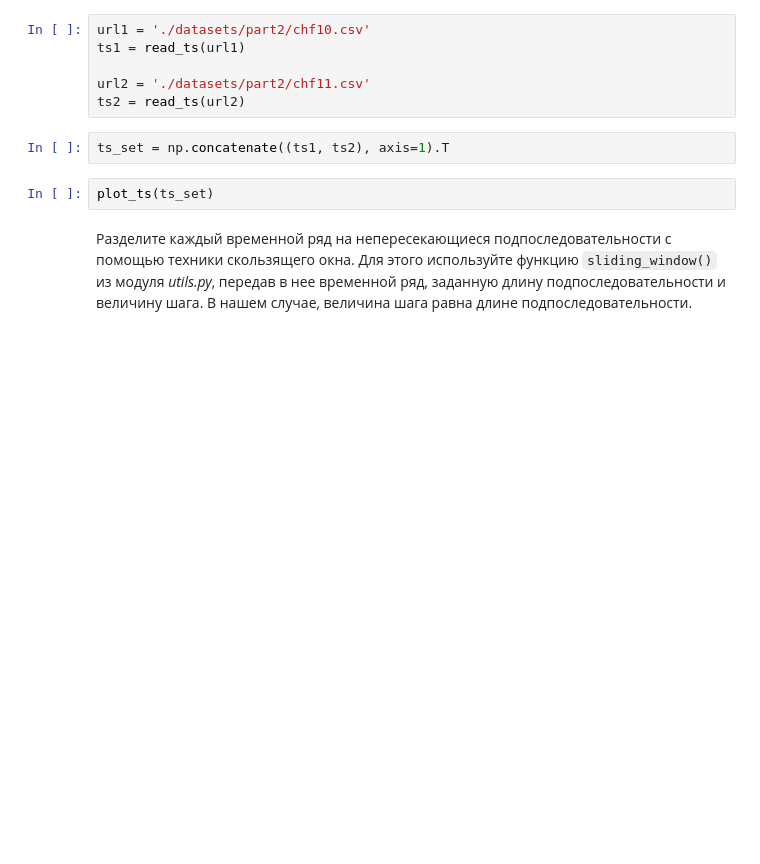
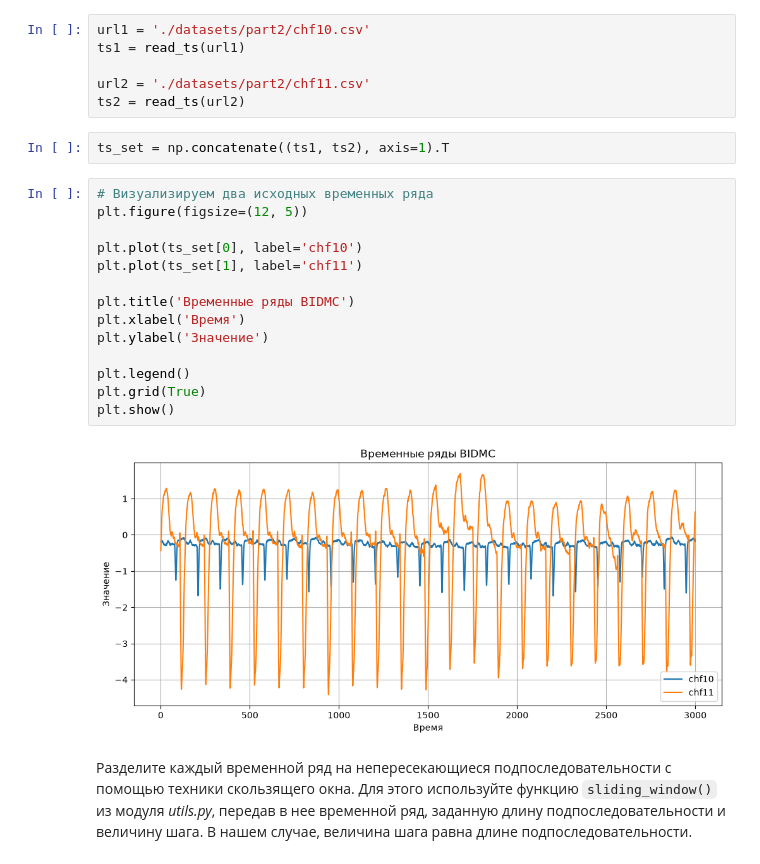
Before and after one commit to Mswork6/2026-Chashin-TimeSeriesCourse, a Jupyter notebook: practice/01 Basics/01 Basics.ipynb, the cells around one changed output. Drawn from its saved outputs; the diff is of its cells as text; blank space fills up the shorter version.

```diff
--- a/practice/01 Basics/01 Basics.ipynb
+++ b/practice/01 Basics/01 Basics.ipynb
@@ -366,8 +388,22 @@ url2 = './datasets/part2/chf11.csv'
 ts2 = read_ts(url2)
 # %%
 ts_set = np.concatenate((ts1, ts2), axis=1).T
-# %%
-plot_ts(ts_set)
+# %%
+# Визуализируем два исходных временных ряда
+plt.figure(figsize=(12, 5))
+
+plt.plot(ts_set[0], label='chf10')
+plt.plot(ts_set[1], label='chf11')
+
+plt.title('Временные ряды BIDMC')
+plt.xlabel('Время')
+plt.ylabel('Значение')
+
+plt.legend()
+plt.grid(True)
+plt.show()
+# %% [output]
+[figure, added]
 # %% [markdown]
 Разделите каждый временной ряд на непересекающиеся подпоследовательности с помощью техники скользящего окна. Для этого используйте функцию `sliding_window()` из модуля *utils.py*, передав в нее временной ряд, заданную длину подпоследовательности и величину шага. В нашем случае, величина шага равна длине подпоследовательности.
 # %%
```
Also changed, not shown: parts of 12 cells of this notebook, 2 other files.
